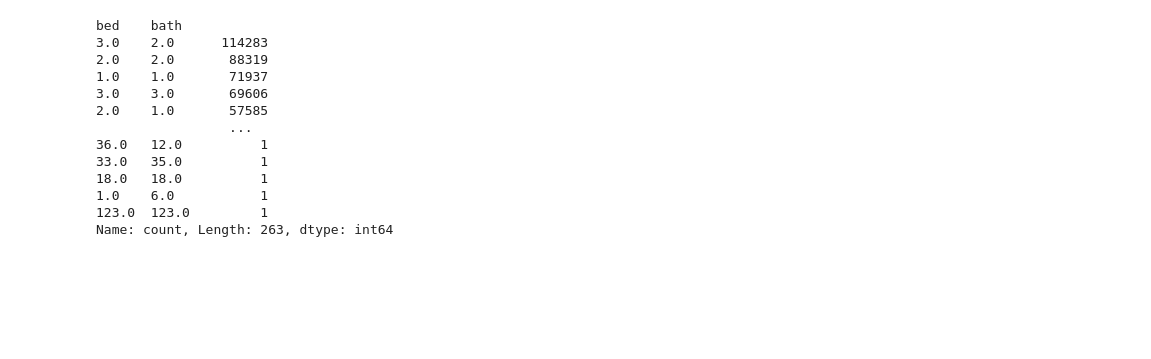
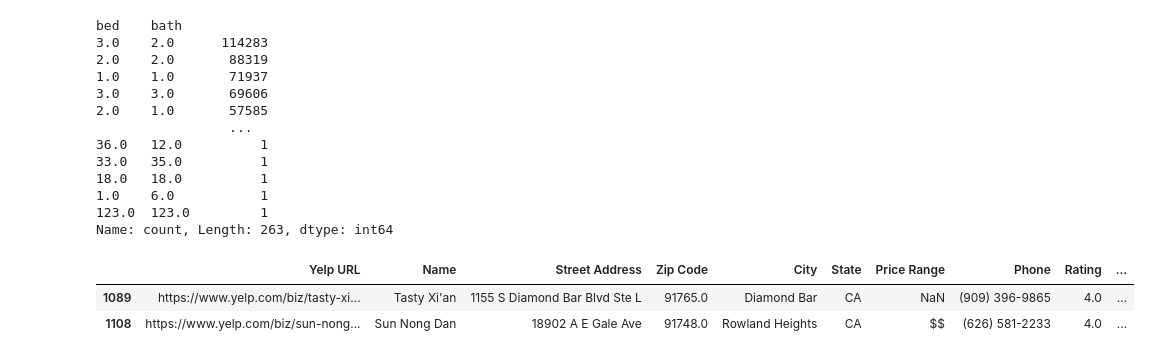
Before and after one commit to Faliell/Pandas_Classes, a Jupyter notebook: aula13-Groupby.ipynb, the cells around one changed output. Saved outputs shown, nothing was run; the diff lists cells and outputs as text; code cells hidden in the pictures; blank space fills up the shorter version.

```diff
--- a/aula13-Groupby.ipynb
+++ b/aula13-Groupby.ipynb
@@ -220,3 +206,9 @@ bed    bath
 1.0    6.0           1
 123.0  123.0         1
 Name: count, Length: 263, dtype: int64
+# %%
+restaurants.sample(2)
+# %% [output]
+|  | Yelp URL | Name | Street Address | Zip Code | City | State | Price Range | Phone | Rating | ... |
+| 1089 | https://www.yelp.com/biz/tasty-xi... | Tasty Xi'an | 1155 S Diamond Bar Blvd Ste L | 91765.0 | Diamond Bar | CA | NaN | (909) 396-9865 | 4.0 | ... |
+| 1108 | https://www.yelp.com/biz/sun-nong... | Sun Nong Dan | 18902 A E Gale Ave | 91748.0 | Rowland Heights | CA | $$ | (626) 581-2233 | 4.0 | ... |
```
Also changed, not shown: parts of 6 cells of this notebook, 2 other files.
